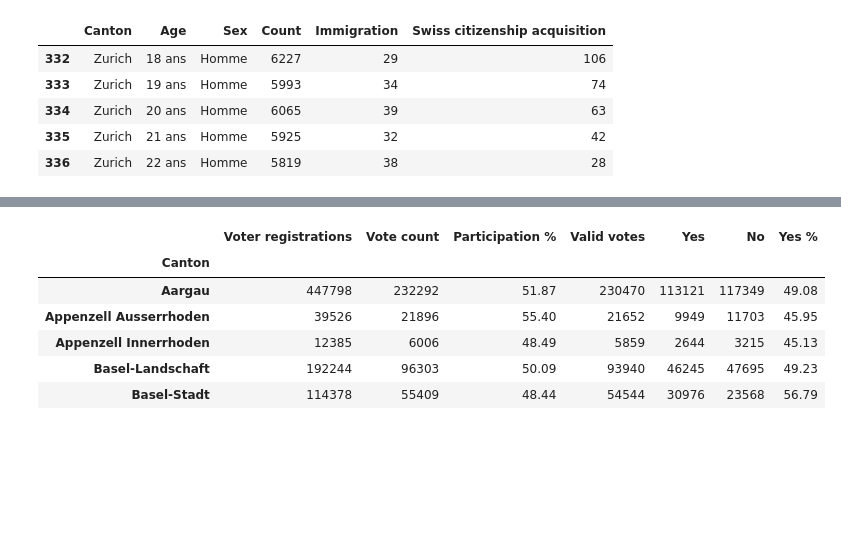
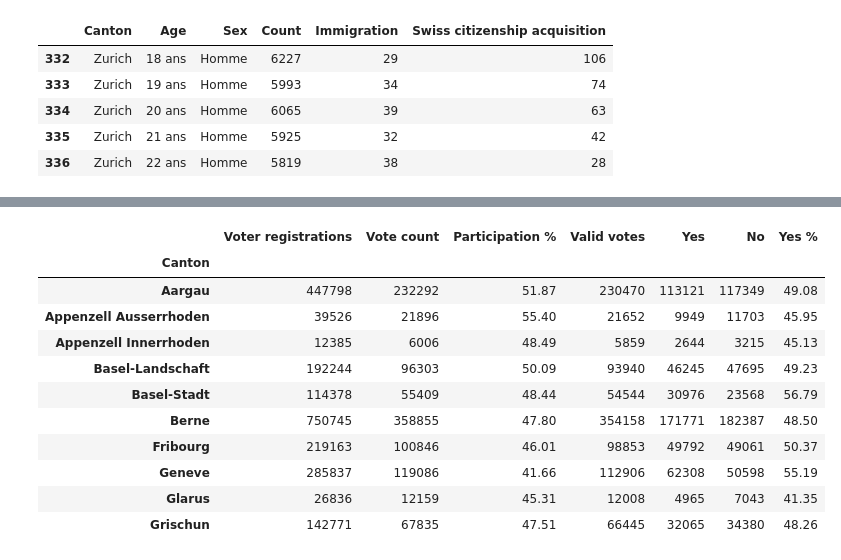
Before and after one commit to Rolph1/Online-privacy-votation-data-analysis, a Jupyter notebook: analysis.ipynb, the cells around one changed output, grey strips where cells are left out. Cells and saved outputs as stored; diff of their text form; code cells hidden in the pictures; blank space fills up the shorter version.

Commit message:
made good table

```diff
--- a/analysis.ipynb
+++ b/analysis.ipynb
@@ -129,12 +163,17 @@ cantons_df = canton_proportions(cantons_df)
 # %%
 eid_df = eid_df.groupby(["Canton"]).sum()
-eid_df.head()
+eid_df.head(10)
 # %% [output]
 |  | Voter registrations | Vote count | Participation % | Valid votes | Yes | No | Yes % |
 | Canton |  |  |  |  |  |  |  |
 | Aargau | 447798 | 232292 | 51.87 | 230470 | 113121 | 117349 | 49.08 |
 | Appenzell Ausserrhoden | 39526 | 21896 | 55.40 | 21652 | 9949 | 11703 | 45.95 |
 | Appenzell Innerrhoden | 12385 | 6006 | 48.49 | 5859 | 2644 | 3215 | 45.13 |
 | Basel-Landschaft | 192244 | 96303 | 50.09 | 93940 | 46245 | 47695 | 49.23 |
 | Basel-Stadt | 114378 | 55409 | 48.44 | 54544 | 30976 | 23568 | 56.79 |
+| Berne | 750745 | 358855 | 47.80 | 354158 | 171771 | 182387 | 48.50 |
+| Fribourg | 219163 | 100846 | 46.01 | 98853 | 49792 | 49061 | 50.37 |
+| Geneve | 285837 | 119086 | 41.66 | 112906 | 62308 | 50598 | 55.19 |
+| Glarus | 26836 | 12159 | 45.31 | 12008 | 4965 | 7043 | 41.35 |
+| Grischun | 142771 | 67835 | 47.51 | 66445 | 32065 | 34380 | 48.26 |
 # %%
```
Also changed, not shown: parts of 9 cells of this notebook.
